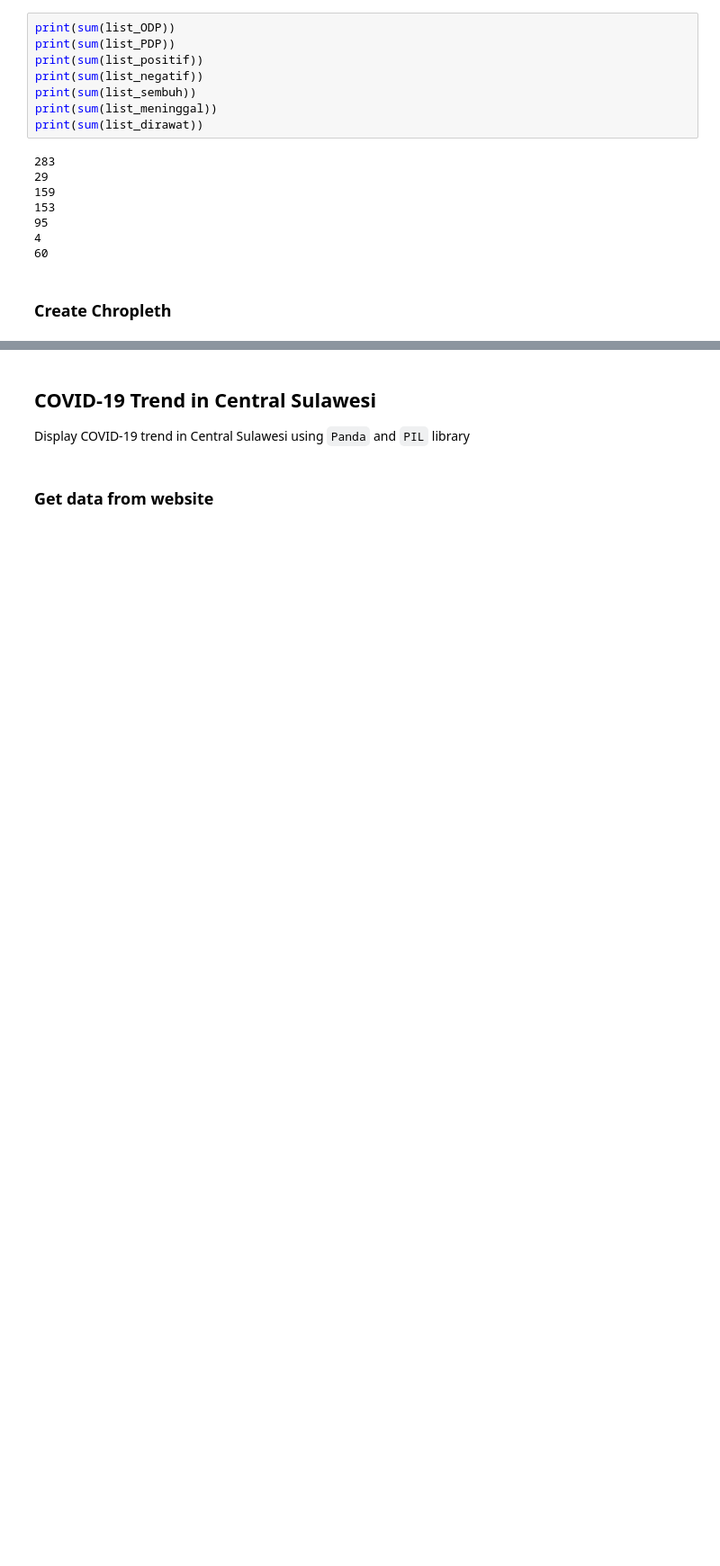
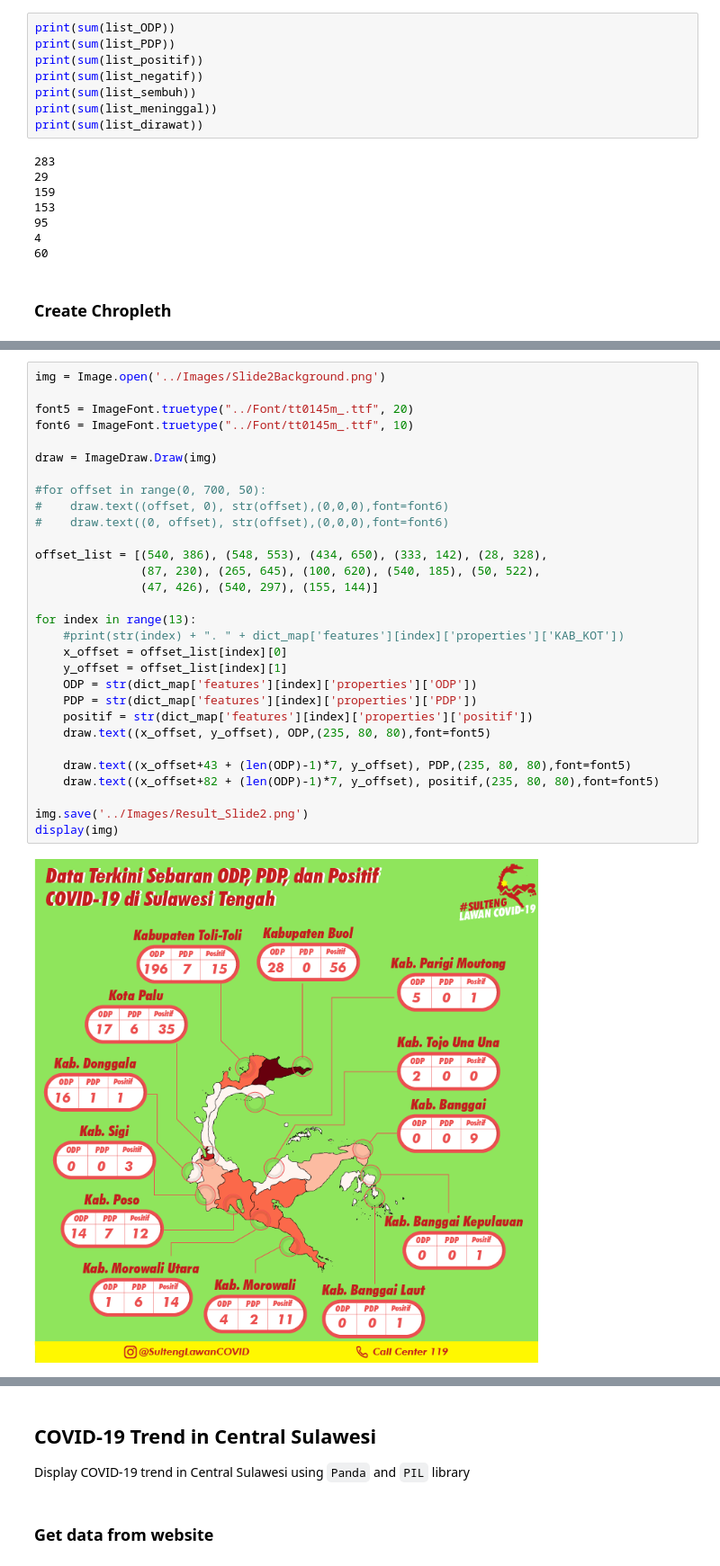
Before and after one commit to Prerna131/SultengLawanCovid-Content, a Jupyter notebook: Scripts/DailyUpdate.ipynb, the cells around one changed output, grey strips where cells are left out. Shown: that part at 90% size. Cells and saved outputs as stored; diff of their text form; blank space fills up the shorter version.

Commit message:
Add slide 2 and 4

```diff
--- a/Scripts/DailyUpdate.ipynb
+++ b/Scripts/DailyUpdate.ipynb
@@ -275,0 +289,32 @@ Tanggal: 11 Juni 2020
+# %%
+img = Image.open('../Images/Slide2Background.png')
+
+font5 = ImageFont.truetype("../Font/tt0145m_.ttf", 20)
+font6 = ImageFont.truetype("../Font/tt0145m_.ttf", 10)
+
+draw = ImageDraw.Draw(img)
+
+#for offset in range(0, 700, 50):
+#    draw.text((offset, 0), str(offset),(0,0,0),font=font6)
+#    draw.text((0, offset), str(offset),(0,0,0),font=font6)
+
+offset_list = [(540, 386), (548, 553), (434, 650), (333, 142), (28, 328),
+               (87, 230), (265, 645), (100, 620), (540, 185), (50, 522),
+               (47, 426), (540, 297), (155, 144)]
+
+for index in range(13):
+    #print(str(index) + ". " + dict_map['features'][index]['properties']['KAB_KOT'])
+    x_offset = offset_list[index][0]
+    y_offset = offset_list[index][1]
+    ODP = str(dict_map['features'][index]['properties']['ODP'])
+    PDP = str(dict_map['features'][index]['properties']['PDP'])
+    positif = str(dict_map['features'][index]['properties']['positif'])
+    draw.text((x_offset, y_offset), ODP,(235, 80, 80),font=font5)
+
+    draw.text((x_offset+43 + (len(ODP)-1)*7, y_offset), PDP,(235, 80, 80),font=font5)
+    draw.text((x_offset+82 + (len(ODP)-1)*7, y_offset), positif,(235, 80, 80),font=font5)
+
+img.save('../Images/Result_Slide2.png')
+display(img)
+# %% [output]
+[figure, added]
```
Also changed, not shown: parts of 4 cells of this notebook.
